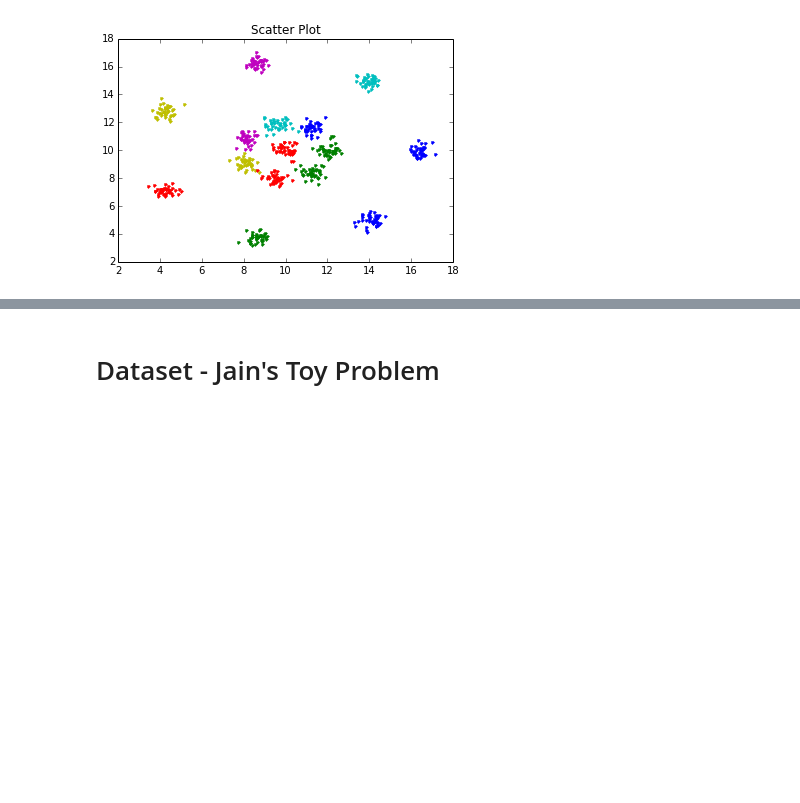
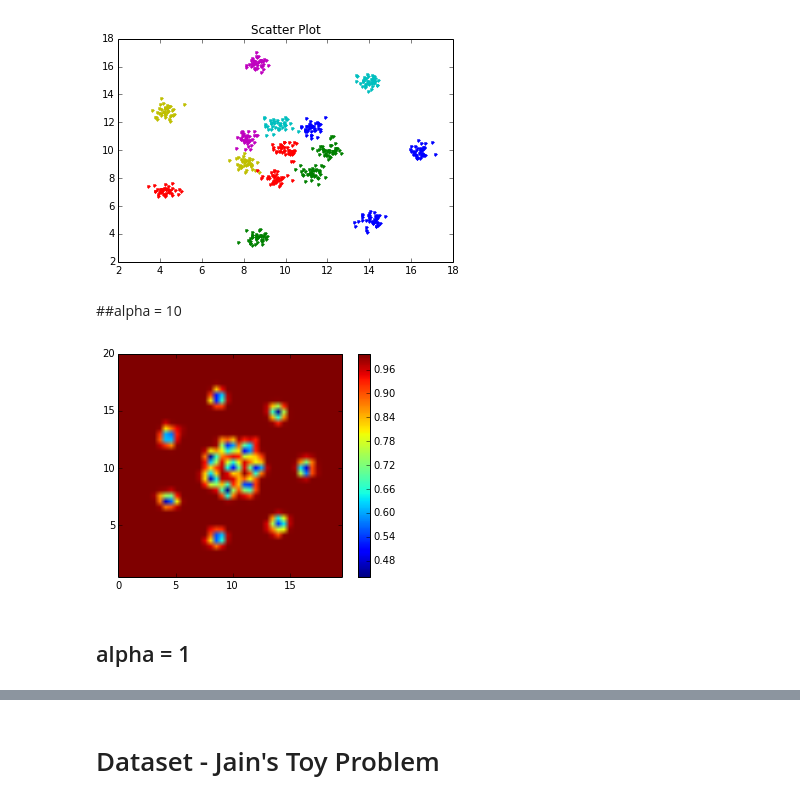
Before and after one commit to titicaca/GP-Clustering, a Jupyter notebook: GP Clustering -- Variance.ipynb, the cells around one changed output, grey strips where cells are left out. Cells and saved outputs as stored; diff of their text form; code cells hidden in the pictures; blank space fills up the shorter version.

```diff
--- a/GP Clustering -- Variance.ipynb
+++ b/GP Clustering -- Variance.ipynb
@@ -96,6 +96,8 @@ Y = data[1,:]
 plotCluster(X,Y,clusters,"Scatter Plot")
 # %% [output]
 [figure]
+# %% [markdown]
+##alpha = 10
 # %%
 grid_x = [0 + 0.5 * i for i in range (40) ]
 grid_y = [20 - 0.5 * i for i in range (40) ]
@@ -108,3 +110,15 @@ invA = getInversionMatrix(data, C)
 for i in range (len(grid_y)):
     for j in range (len(grid_x)):
         variances[i][j] = varianceFunction([grid_x[j], grid_y[i]], data, invA)
+# %%
+heatmap = variances
+extent = [grid_x[0], grid_x[-1], grid_y[-1], grid_y[0]]
+
+plt.clf()
+plt.imshow(heatmap, extent=extent)
+plt.colorbar()
+plt.show()
+# %% [output]
+[figure, added]
+# %% [markdown]
+## alpha = 1
```
Also changed, not shown: parts of 6 cells of this notebook, 1 other file.
